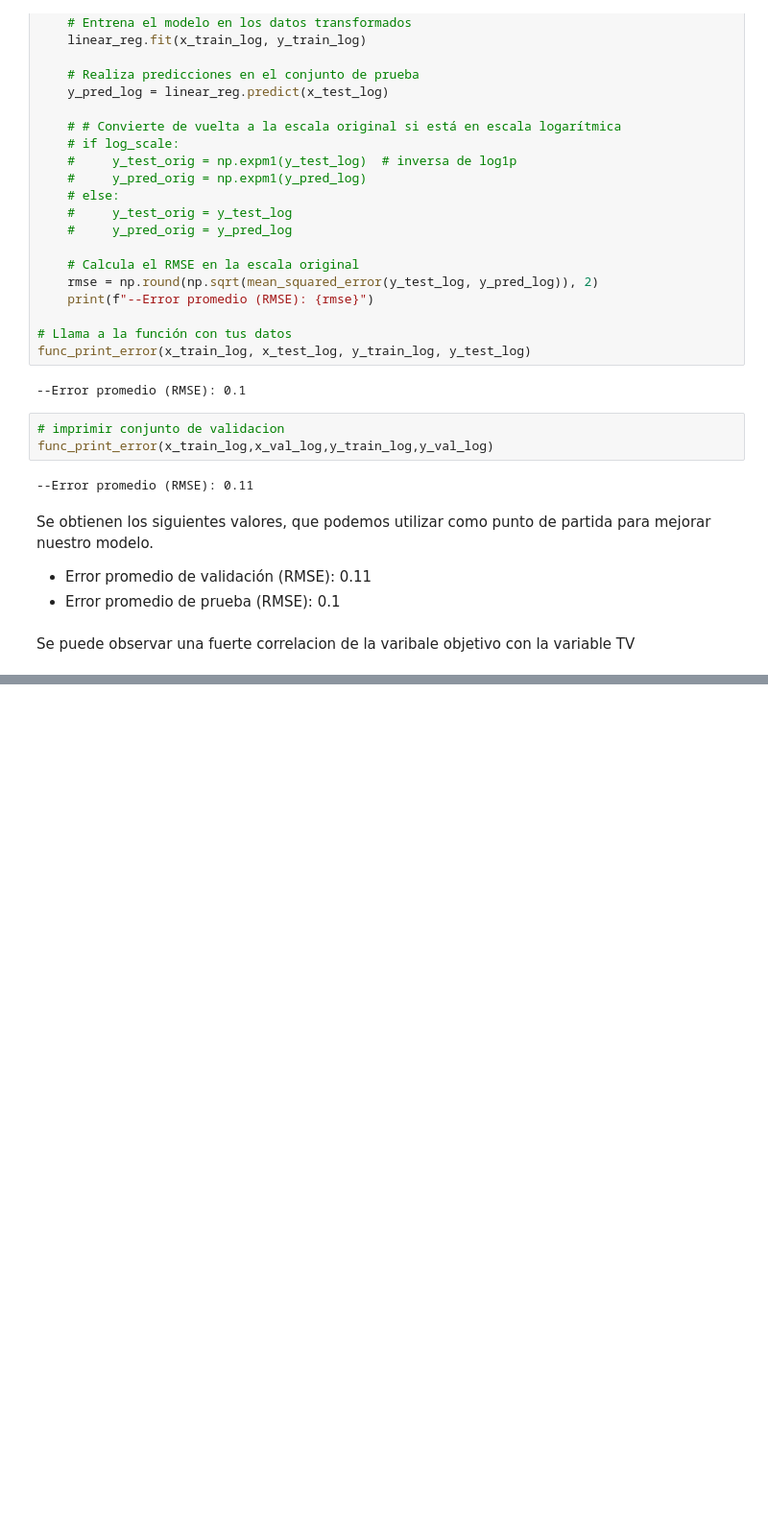
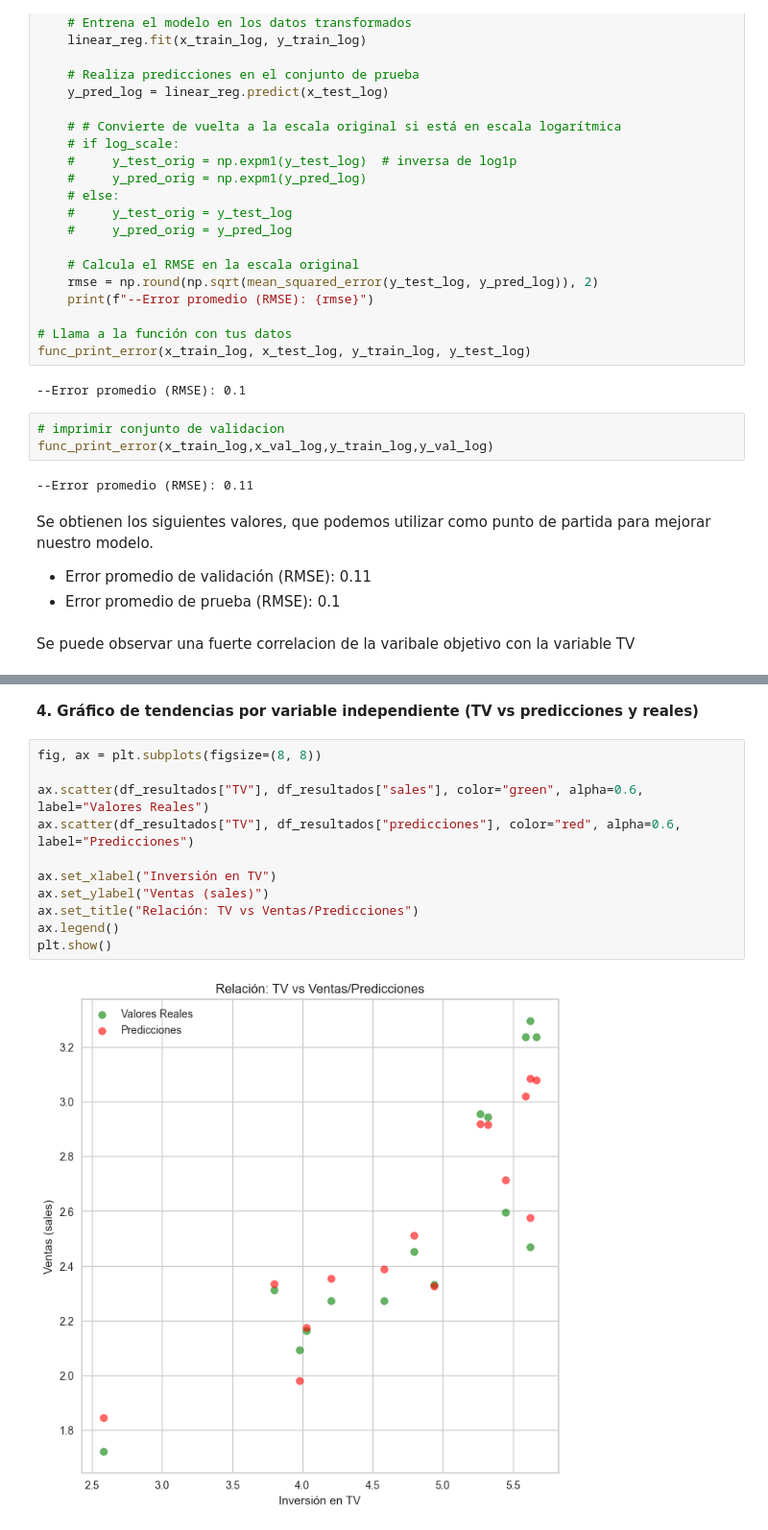
Before and after one commit to Daniel-MZP/Proyectos_regresi-n, a Jupyter notebook: Gasto en publicidad vs. ventas/advertising.ipynb, the cells around one changed output, grey strips where cells are left out. Shown at 96% size. Cells and saved outputs as stored; diff of their text form; blank space fills up the shorter version.

```diff
--- a/Gasto en publicidad vs. ventas/advertising.ipynb
+++ b/Gasto en publicidad vs. ventas/advertising.ipynb
@@ -512,0 +590,15 @@ Se puede observar una fuerte correlacion de la varibale objetivo con la variable
+# %% [markdown]
+**4. Gráfico de tendencias por variable independiente (TV vs predicciones y reales)**
+# %%
+fig, ax = plt.subplots(figsize=(8, 8))
+
+ax.scatter(df_resultados["TV"], df_resultados["sales"], color="green", alpha=0.6, label="Valores Reales")
+ax.scatter(df_resultados["TV"], df_resultados["predicciones"], color="red", alpha=0.6, label="Predicciones")
+
+ax.set_xlabel("Inversión en TV")
+ax.set_ylabel("Ventas (sales)")
+ax.set_title("Relación: TV vs Ventas/Predicciones")
+ax.legend()
+plt.show()
+# %% [output]
+[figure, added]
```
Also changed, not shown: parts of 10 cells of this notebook.
